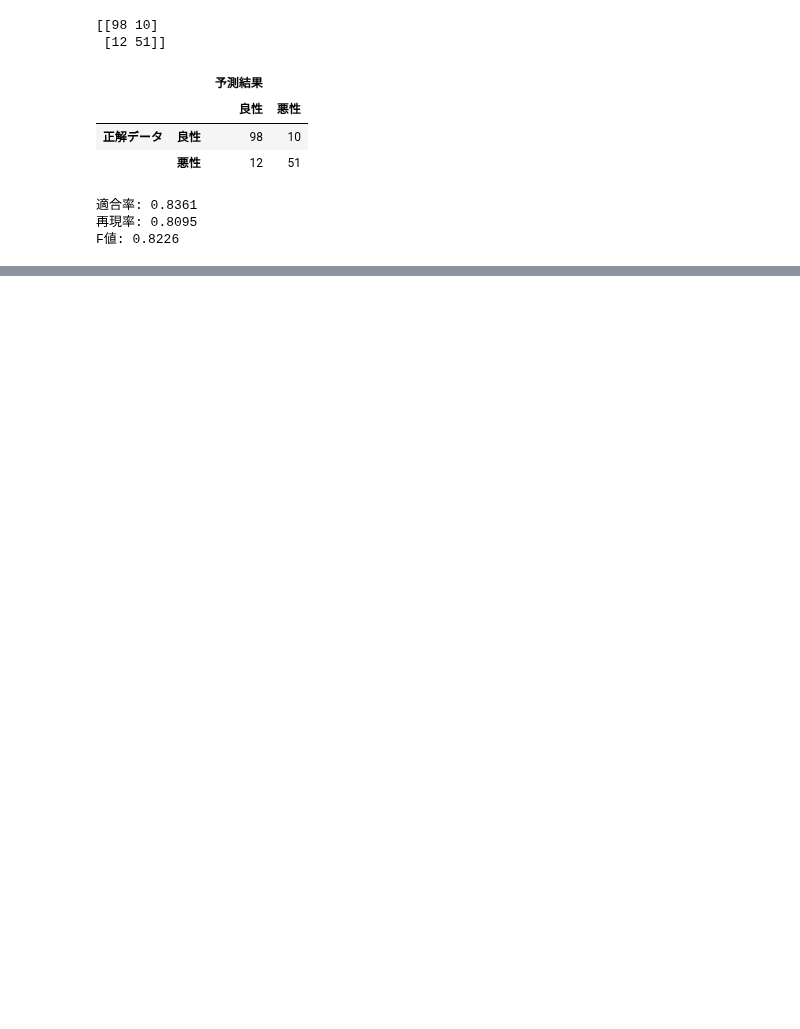
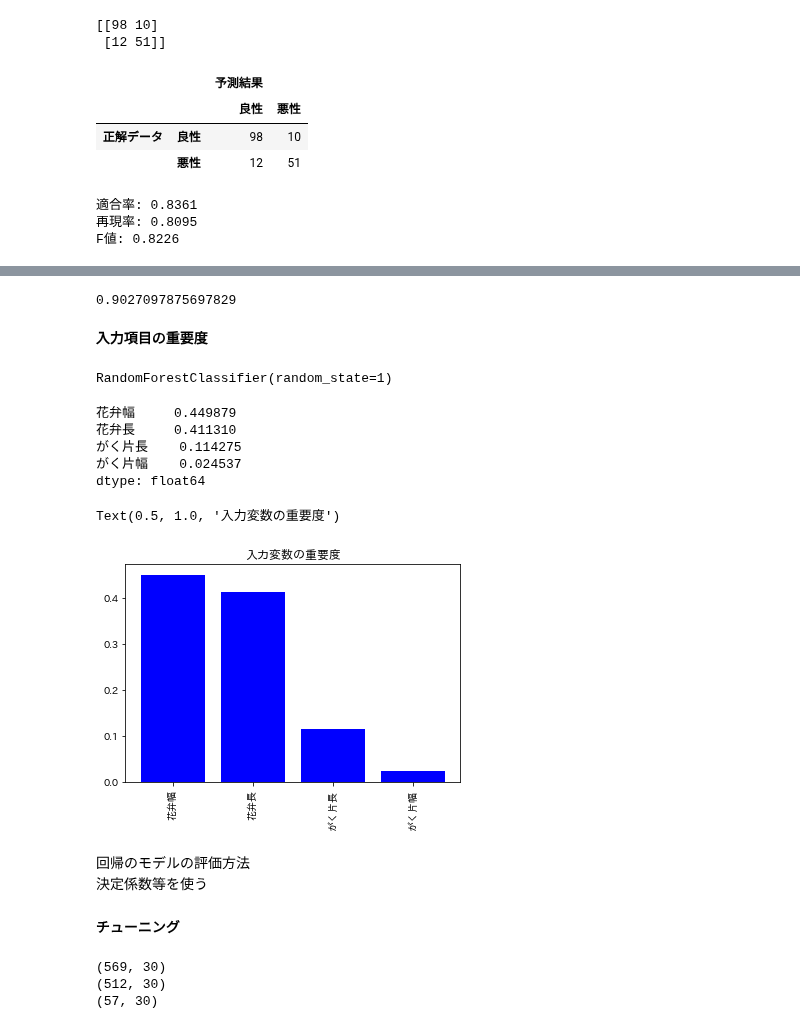
Before and after one commit to Kotarosz727/my_python, a Jupyter notebook: 04_機械学習モデル開発の重要ポイント.ipynb, the cells around one changed output, grey strips where cells are left out. Cells and saved outputs as stored; diff of their text form; code cells hidden in the pictures; blank space fills up the shorter version.

```diff
--- a/04_機械学習モデル開発の重要ポイント.ipynb
+++ b/04_機械学習モデル開発の重要ポイント.ipynb
@@ -492,0 +551,47 @@ F値: 0.8226
+# %%
+# PR曲線下面積の計算
+from sklearn.metrics import auc
+pr_auc = auc(recall, precision)
+print(pr_auc)
+# %% [output]
+0.9027097875697829
+# %% [markdown]
+**入力項目の重要度**
+# %%
+x = df_iris[['がく片長',	'がく片幅',	'花弁長',	'花弁幅']]
+y= df_iris['種別']
+
+from sklearn.ensemble import RandomForestClassifier
+algo = RandomForestClassifier(random_state=1)
+
+algo.fit(x, y)
+# %% [output]
+RandomForestClassifier(random_state=1)
+# %%
+# 重要度ベクトルの取得
+importances = algo.feature_importances_
+
+w = pd.Series(importances, index=x.columns)
+u = w.sort_values(ascending=False)
+
+print(u)
+# %% [output]
+花弁幅     0.449879
+花弁長     0.411310
+がく片長    0.114275
+がく片幅    0.024537
+dtype: float64
+# %%
+# 重要度をグラフで表示
+plt.bar(range(len(u)), u, color='b', align='center')
+
+plt.xticks(range(len(u)), u.index, rotation=90)
+plt.title('入力変数の重要度')
+# %% [output]
+Text(0.5, 1.0, '入力変数の重要度')
+[figure, added]
+# %% [markdown]
+回帰のモデルの評価方法
+決定係数等を使う
+# %% [markdown]
+**チューニング**
@@ -492,0 +600,19 @@ F値: 0.8226
+# %%
+from sklearn.datasets import load_breast_cancer
+cancer = load_breast_cancer()
+
+x = cancer.data
+y = cancer.target
+
+test_size = 0.1
+
+from sklearn.model_selection import train_test_split
+x_train, x_test, y_train, y_test = train_test_split(x, y, test_size=test_size, random_state=1)
+
+print(x.shape)
+print(x_train.shape)
+print(x_test.shape)
+# %% [output]
+(569, 30)
+(512, 30)
+(57, 30)
```
Also changed, not shown: parts of 18 cells of this notebook.
